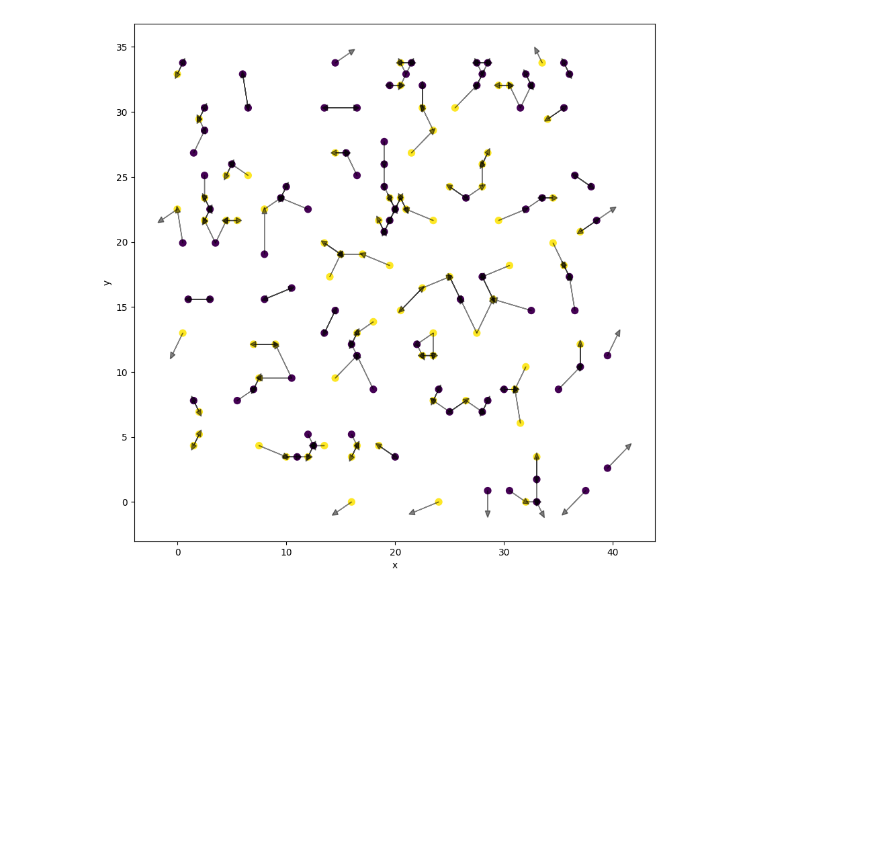
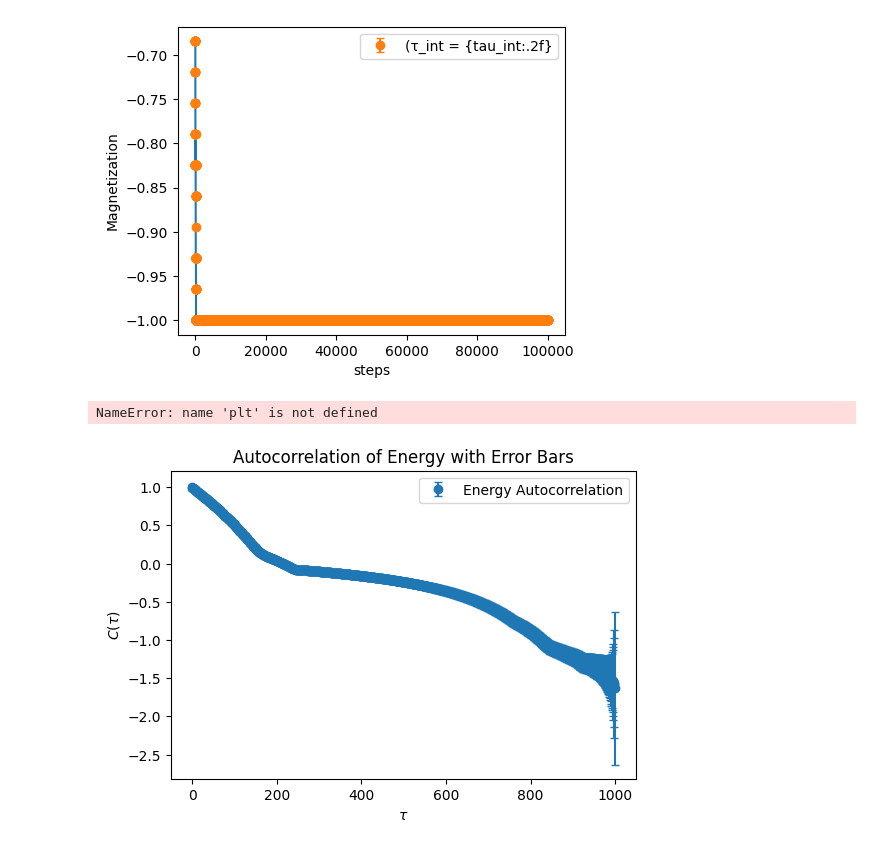
Before and after one commit to condmat-girl/monte-carlo-PtSe2, a Jupyter notebook: example.ipynb, the cells around one changed output. Saved outputs shown, nothing was run; the diff lists cells and outputs as text; code cells hidden in the pictures; blank space fills up the shorter version.

Commit message:
added autocorrelation time + errors for magnetization in plotting

```diff
--- a/example.ipynb
+++ b/example.ipynb
@@ -151,4 +18,60 @@ lattice.generate_lattice(40,40,0.1)
 # %%
-lattice.plot_nearest_neighbors()
+lattice.plot_magnetization()
 # %% [output]
-[figure, old version]
+[figure, new version]
+# %%
+# Plot autocorrelation for energy
+plt.figure(figsize=(6, 4))
+plt.plot(energy_autocorr)
+plt.xlabel(r"$\tau$")  # Lag symbol
+plt.ylabel(r"$C(\tau)$")  # Autocorrelation symbol
+plt.title("Autocorrelation of Energy")
+plt.show()
+
+# Plot autocorrelation for magnetization
+plt.figure(figsize=(6, 4))
+plt.plot(magnetization_autocorr)
+plt.xlabel(r"$\tau$")  # Lag symbol
+plt.ylabel(r"$C(\tau)$")  # Autocorrelation symbol
+plt.title("Autocorrelation of Magnetization")
+plt.show()
+# %% [output]
+NameError: name 'plt' is not defined
+# %%
+import numpy as np
+import matplotlib.pyplot as plt
+from ising import TriangularLattice
+
+# Parameters
+rows, cols = 20, 20
+doping = 0.1
+k_f = 0.2
+J0 = -1.0
+steps = 1000
+warmup = 100
+temperature = 1.0
+
+# Initialize the lattice
+lattice = TriangularLattice(k_f, J0)
+lattice.generate_lattice(rows, cols, doping)
+
+# Run Monte Carlo simulation
+lattice.monte_carlo_loop(steps=steps, warmup=warmup, T=temperature)
+
+# Calculate autocorrelation for energy
+energy_autocorr = lattice.autocorrelation(lattice.energy)
+
+# Calculate error bars for autocorrelation
+lags = np.arange(len(energy_autocorr))
+errors = np.sqrt(1 / (len(lattice.energy) - lags))
+
+# Plot autocorrelation with error bars
+plt.figure(figsize=(6, 4))
+plt.errorbar(lags, energy_autocorr, yerr=errors, fmt='o', capsize=3, label="Energy Autocorrelation")
+plt.xlabel(r"$\tau$")  # Lag symbol
+plt.ylabel(r"$C(\tau)$")  # Autocorrelation symbol
+plt.title("Autocorrelation of Energy with Error Bars")
+plt.legend()
+plt.show()
+# %% [output]
+[figure, added]
```
Also changed, not shown: parts of 20 cells of this notebook, 2 other files.
